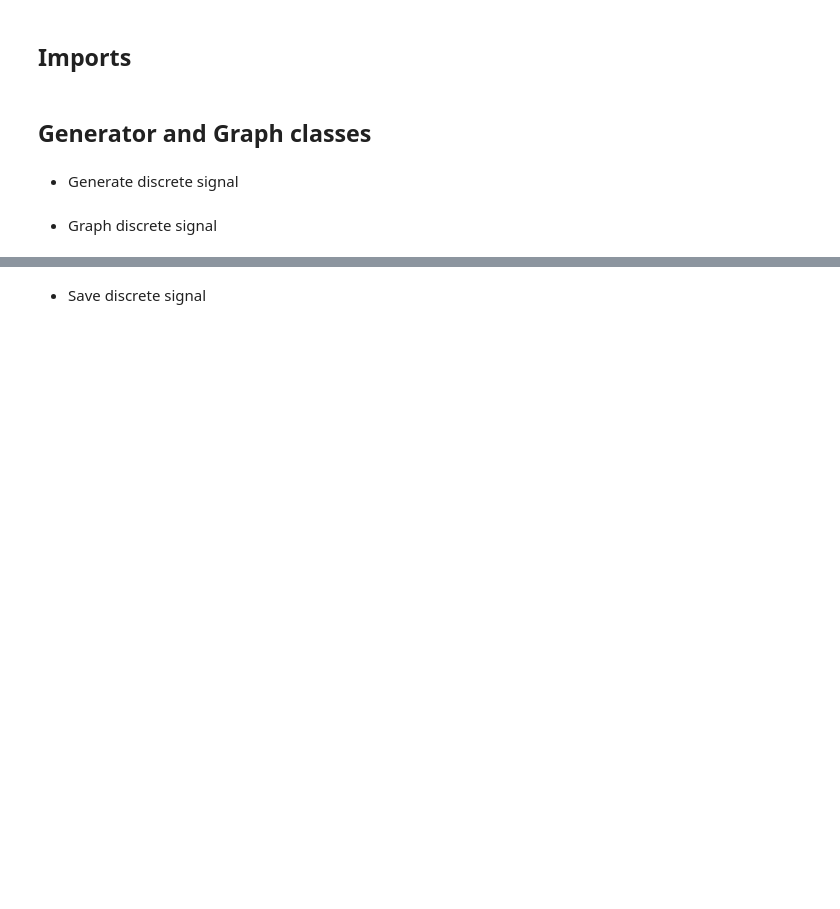
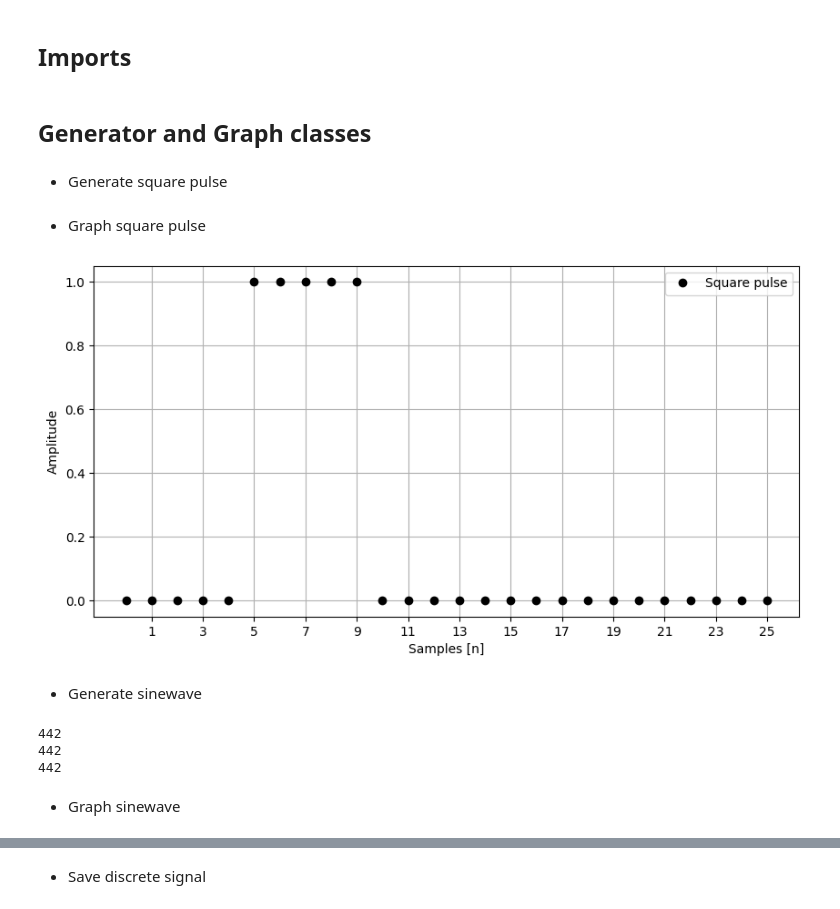
Before and after one commit to mrmalvicino/dsp-package, a Jupyter notebook: main.ipynb, the cells around one changed output, grey strips where cells are left out. Drawn from its saved outputs; the diff is of its cells as text; code cells hidden in the pictures; blank space fills up the shorter version.

```diff
--- a/main.ipynb
+++ b/main.ipynb
@@ -17,5 +17,27 @@ generator = Generator()
 
 from graph import Graph
 graph = Graph()
+# %% [markdown]
+- Generate square pulse
+# %%
+is_closed_interval = True
+starting_sample = 0             # Used in unit_impulse(), unit_step(), triangle_pulse()
+ending_sample = 25              # Used in unit_impulse(), unit_step(), triangle_pulse()
+impulse_sample = 15             # Used in generator.unit_impulse()
+step_sample = impulse_sample    # Used in generator.unit_step()
+turn_on = 5                     # Used in generator.square_pulse()
+turn_off = 10                   # Used in generator.square_pulse()
+half_base = 5                   # Used in generator.triangle_pulse()
+mu_expectation = 0              # Used in generator.random_signal()
+sigma_deviation = 1             # Used in generator.random_signal()
+
+samples_array = generator.samples_array(starting_sample, ending_sample, is_closed_interval)
+discrete_signal = generator.square_pulse(samples_array, turn_on, turn_off)
+# %% [markdown]
+- Graph square pulse
+# %%
+square_pulse_graph = graph.plot_multiple_overlaids(samples_array, [discrete_signal], ['Square pulse'], True)
+# %% [output]
+[figure, added]
 # %% [markdown]
-- Generate discrete signal
+- Generate sinewave
@@ -36,2 +51,10 @@ y_data = generator.square_pulse(x_data, turn_on, turn_off)
+# %%
+print(len(time_array))
+print(len(sine_array_1))
+print(len(sine_array_2))
+# %% [output]
+442
+442
+442
 # %% [markdown]
-- Graph discrete signal
+- Graph sinewave
```
Also changed, not shown: parts of 4 cells of this notebook, 5 other files.
